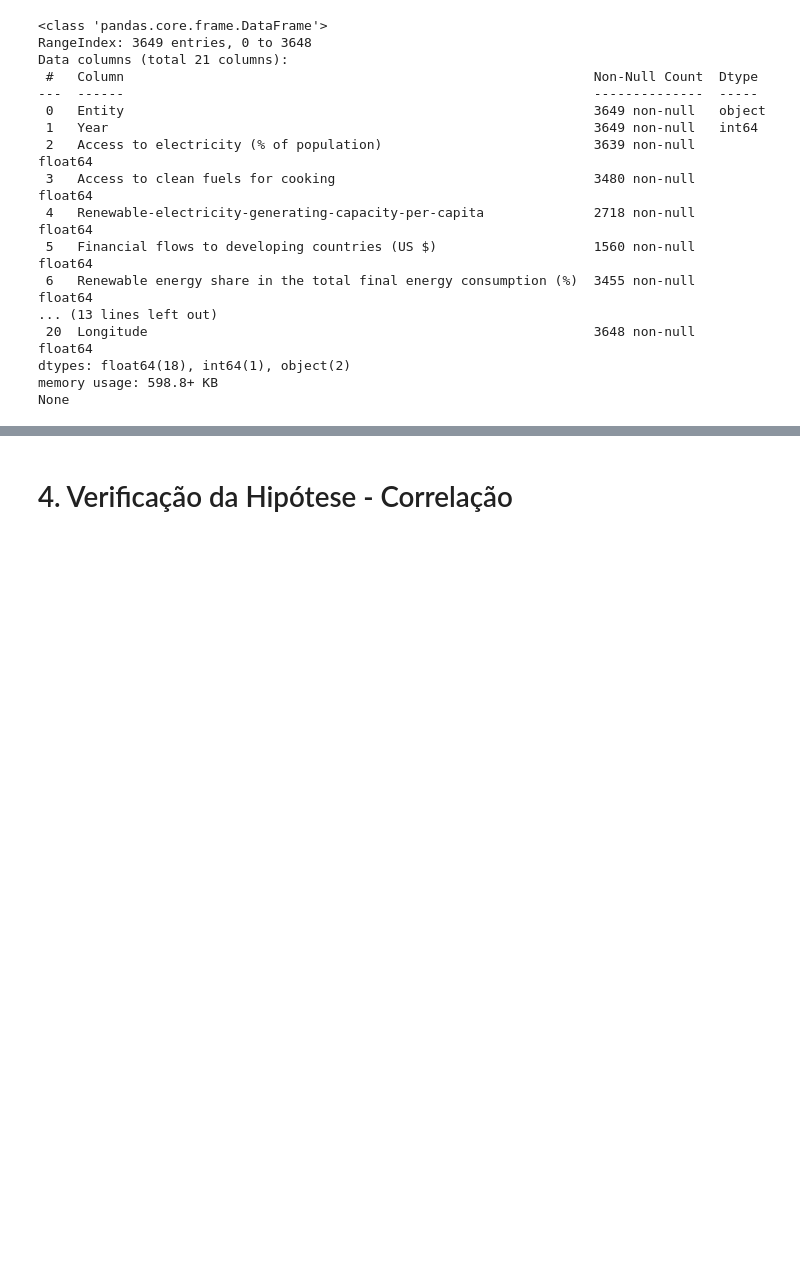
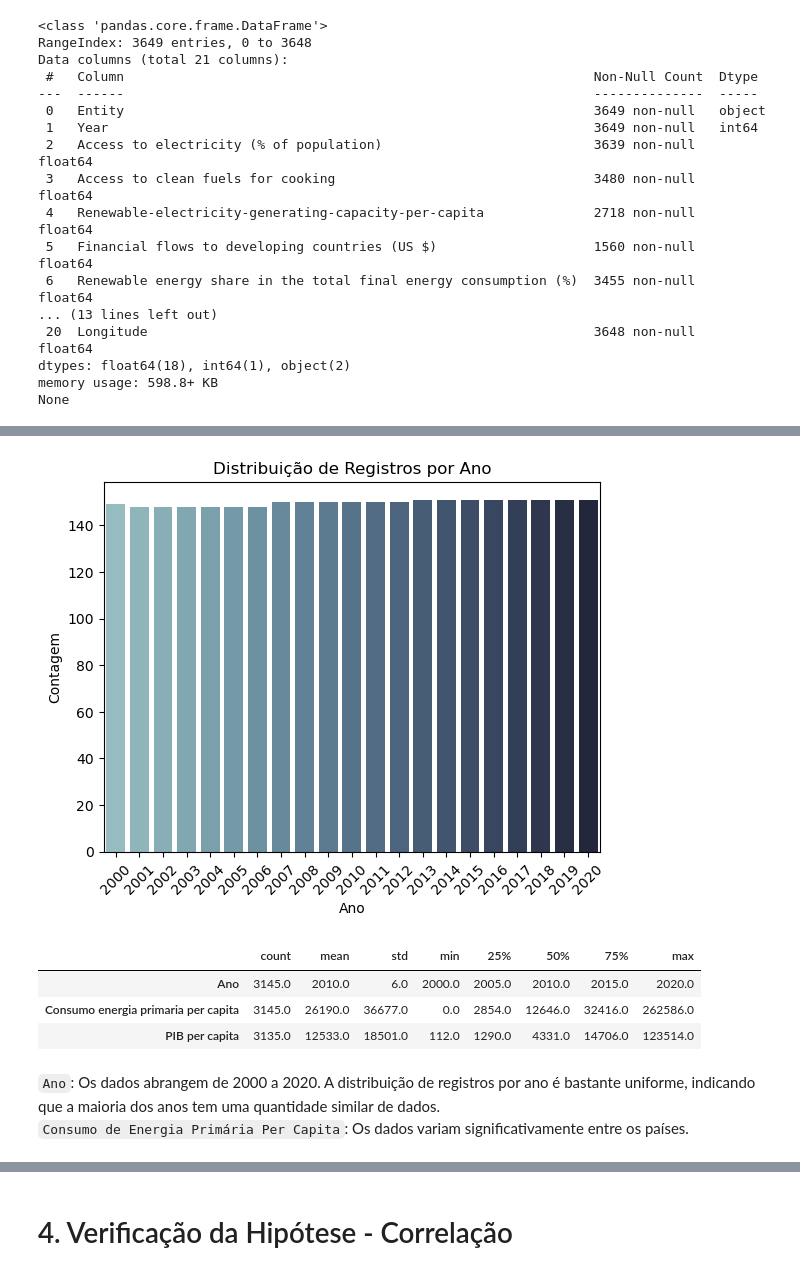
Before and after one commit to Felipefalex/Projeto-Sustainable-Energy, a Jupyter notebook: sustainable_energy.ipynb, the cells around one changed output, grey strips where cells are left out. Cells and saved outputs as stored; diff of their text form; code cells hidden in the pictures; blank space fills up the shorter version.

```diff
--- a/sustainable_energy.ipynb
+++ b/sustainable_energy.ipynb
@@ -413,0 +154,25 @@ data
+# %%
+# Estatísticas descritivas das variáveis numéricas
+estatisticas_numericas = data.describe().round(0).T
+
+# Visualização da distribuição das principais variáveis categóricas
+# Distribuição de registros por ano
+cores_anos = sns.cubehelix_palette(21, rot=-.25, light=.7)
+sns.countplot(x=data['Ano'], palette=cores_anos)
+plt.title('Distribuição de Registros por Ano')
+plt.ylabel('Contagem')
+plt.xlabel('Ano')
+plt.xticks(rotation=45)
+
+plt.show()
+
+estatisticas_numericas
+# %% [output]
+[figure, added]
+|  | count | mean | std | min | 25% | 50% | 75% | max |
+| Ano | 3145.0 | 2010.0 | 6.0 | 2000.0 | 2005.0 | 2010.0 | 2015.0 | 2020.0 |
+| Consumo energia primaria per capita | 3145.0 | 26190.0 | 36677.0 | 0.0 | 2854.0 | 12646.0 | 32416.0 | 262586.0 |
+| PIB per capita | 3135.0 | 12533.0 | 18501.0 | 112.0 | 1290.0 | 4331.0 | 14706.0 | 123514.0 |
+# %% [markdown]
+`Ano`: Os dados abrangem de 2000 a 2020. A distribuição de registros por ano é bastante uniforme, indicando que a maioria dos anos tem uma quantidade similar de dados.<br>
+`Consumo de Energia Primária Per Capita`: Os dados variam significativamente entre os países.<br>
```
Also changed, not shown: parts of 46 cells of this notebook.
